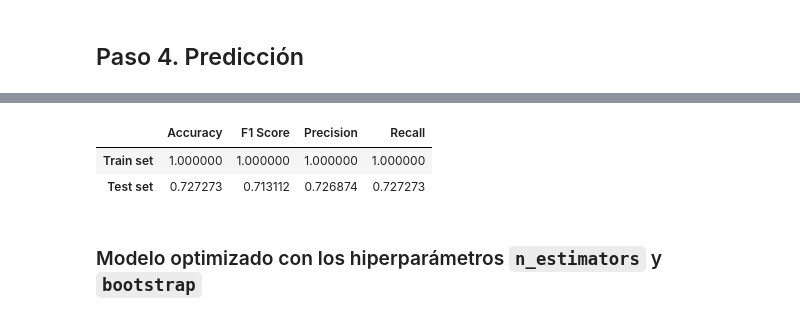
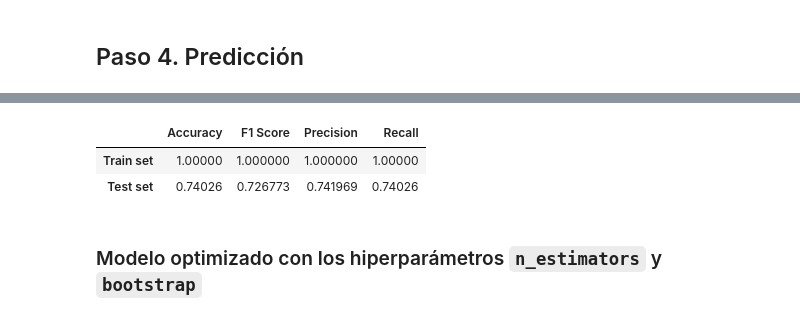
Before and after one commit to 4GeeksAcademy/pabloaznar-intro-ml, a Jupyter notebook: src/05-random-forests.ipynb, the cells around one changed output, grey strips where cells are left out. Cells and saved outputs as stored; diff of their text form; code cells hidden in the pictures.

```diff
--- a/src/05-random-forests.ipynb
+++ b/src/05-random-forests.ipynb
@@ -40,12 +40,12 @@ X_train_3, X_test_3, y_train_3, y_test_3 = train_test_split(X_invalids_knn, y_in
 # %% [markdown]
 ## Paso 3. Modelado y Ajuste
 # %%
-model_rf_default_1 = RandomForestClassifier(random_state = 21)
+model_rf_default_1 = RandomForestClassifier(class_weight='balanced', random_state = 21)
 model_rf_default_1.fit(X_train_1, y_train_1)
 
-model_rf_default_2 = RandomForestClassifier(random_state = 21)
+model_rf_default_2 = RandomForestClassifier(class_weight='balanced', random_state = 21)
 model_rf_default_2.fit(X_train_2, y_train_2)
 
-model_rf_default_3 = RandomForestClassifier(random_state = 21)
+model_rf_default_3 = RandomForestClassifier(class_weight='balanced', random_state = 21)
 model_rf_default_3.fit(X_train_3, y_train_3)
 # %% [output]
@@ -76,10 +76,10 @@ get_classifier_metrics(y_pred_test_2, y_test_2, y_pred_train_2, y_train_2, avera
 # %%
-df3 = get_classifier_metrics(y_pred_test_3, y_test_3, y_pred_train_3, y_train_3, average='weighted')
-df3
+default_model_metrics_3 = get_classifier_metrics(y_pred_test_3, y_test_3, y_pred_train_3, y_train_3, average='weighted')
+default_model_metrics_3
 # %% [output]
 |  | Accuracy | F1 Score | Precision | Recall |
-| Train set | 1.000000 | 1.000000 | 1.000000 | 1.000000 |
-| Test set | 0.727273 | 0.713112 | 0.726874 | 0.727273 |
+| Train set | 1.00000 | 1.000000 | 1.000000 | 1.00000 |
+| Test set | 0.74026 | 0.726773 | 0.741969 | 0.74026 |
 # %% [markdown]
 ### Modelo optimizado con los hiperparámetros `n_estimators` y `bootstrap`
 # %%
```
Also changed, not shown: parts of 14 cells of this notebook, 1 other file.
